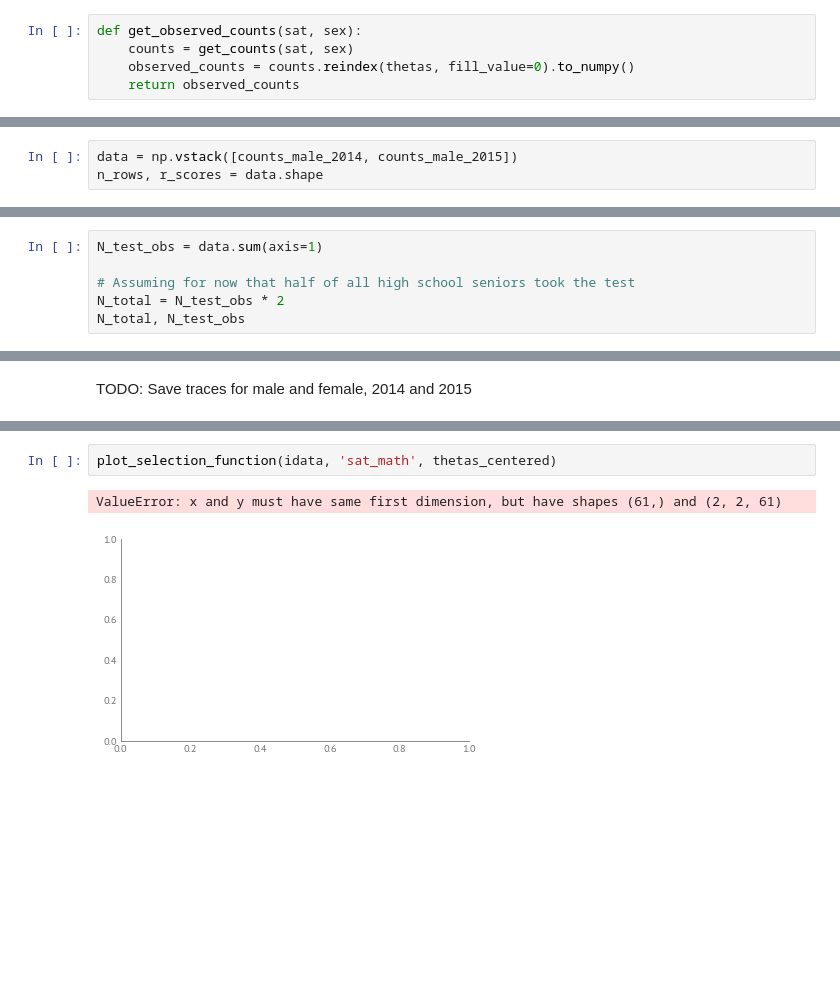
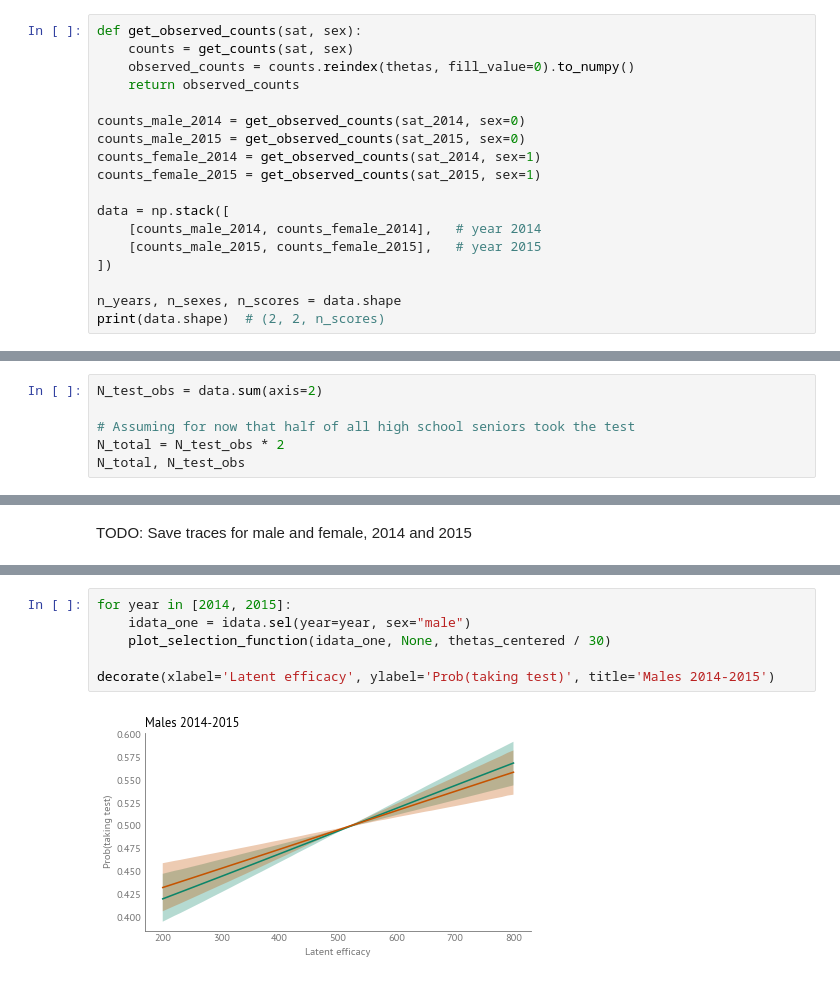
Before and after one commit to AllenDowney/SelectionSAT, a Jupyter notebook: selection_bias.ipynb, the cells around one changed output, grey strips where cells are left out. Drawn from its saved outputs; the diff is of its cells as text; blank space fills up the shorter version.

Commit message:
Estimating over year and gender

```diff
--- a/selection_bias.ipynb
+++ b/selection_bias.ipynb
@@ -286,3 +286,16 @@ def get_observed_counts(sat, sex):
     counts = get_counts(sat, sex)
     observed_counts = counts.reindex(thetas, fill_value=0).to_numpy()
     return observed_counts
+
+counts_male_2014 = get_observed_counts(sat_2014, sex=0)
+counts_male_2015 = get_observed_counts(sat_2015, sex=0)
+counts_female_2014 = get_observed_counts(sat_2014, sex=1)
+counts_female_2015 = get_observed_counts(sat_2015, sex=1)
+
+data = np.stack([
+    [counts_male_2014, counts_female_2014],   # year 2014
+    [counts_male_2015, counts_female_2015],   # year 2015
+])
+
+n_years, n_sexes, n_scores = data.shape
+print(data.shape)  # (2, 2, n_scores)
@@ -295,4 +304 @@ counts_male_2015.shape
-# %%
-data = np.vstack([counts_male_2014, counts_male_2015])
-n_rows, r_scores = data.shape
 # %%
@@ -302,5 +309,5 @@ array([783570, 794802])
 # %%
-N_test_obs = data.sum(axis=1)
+N_test_obs = data.sum(axis=2)
 
 # Assuming for now that half of all high school seniors took the test
 N_total = N_test_obs * 2
@@ -409,5 +443,8 @@ decorate()
 # %%
-plot_selection_function(idata, 'sat_math', thetas_centered)
+for year in [2014, 2015]:
+    idata_one = idata.sel(year=year, sex="male")
+    plot_selection_function(idata_one, None, thetas_centered / 30)
+
+decorate(xlabel='Latent efficacy', ylabel='Prob(taking test)', title='Males 2014-2015')
 # %% [output]
-ValueError: x and y must have same first dimension, but have shapes (61,) and (2, 2, 61)
-[figure, old version]
+[figure, new version]
```
Also changed, not shown: parts of 26 cells of this notebook, 1 other file.
